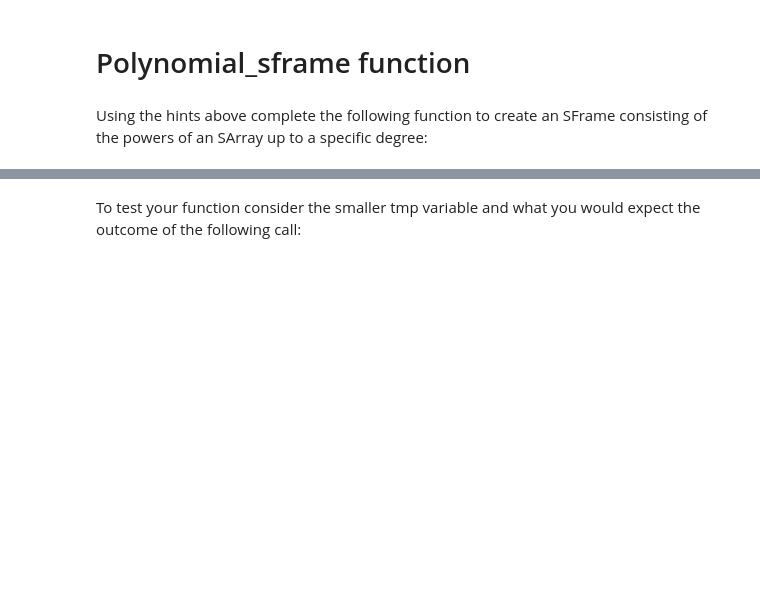
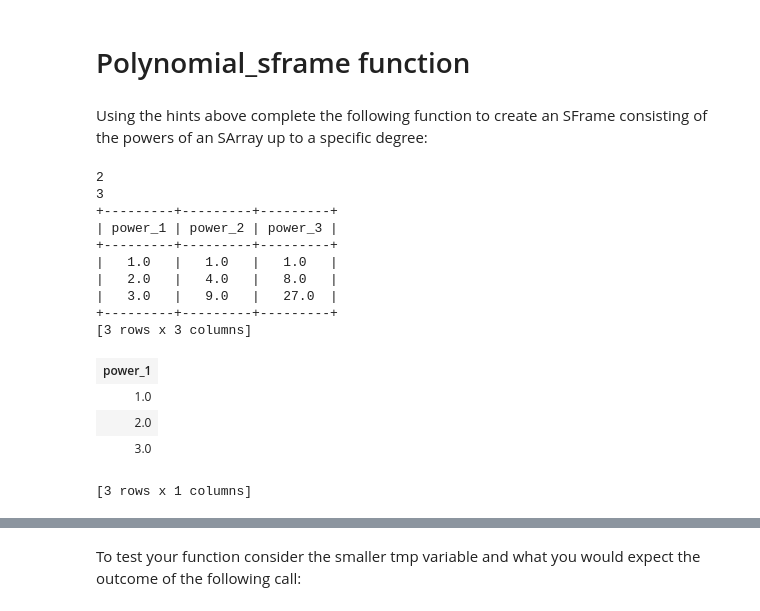
Before and after one commit to Aridian1842/Regression, a Jupyter notebook: Week3/week-3-polynomial-regression-assignment-blank.ipynb, the cells around one changed output, grey strips where cells are left out. Saved outputs shown, nothing was run; the diff lists cells and outputs as text; code cells hidden in the pictures; blank space fills up the shorter version.

```diff
--- a/Week3/week-3-polynomial-regression-assignment-blank.ipynb
+++ b/Week3/week-3-polynomial-regression-assignment-blank.ipynb
@@ -51,14 +48,34 @@ def polynomial_sframe(feature, degree):
     # initialize the SFrame:
     poly_sframe = graphlab.SFrame()
     # and set poly_sframe['power_1'] equal to the passed feature
-
+    poly_sframe['power_1'] = feature
     # first check if degree > 1
     if degree > 1:
         # then loop over the remaining degrees:
-        # range usually starts at 0 and stops at the endpoint-1. We want it to start at 2 and stop at degree
         for power in range(2, degree+1):
             # first we'll give the column a name:
             name = 'power_' + str(power)
-            # then assign poly_sframe[name] to the appropriate power of feature
+            print power
+            # assign poly_sframe[name] to be feature^power
+            poly_sframe[name] = feature.apply(lambda x: x**power)
 
     return poly_sframe
+# %%
+print polynomial_sframe(ex_sframe['power_1'], 3)
+ex_sframe
+# %% [output]
+2
+3
++---------+---------+---------+
+| power_1 | power_2 | power_3 |
++---------+---------+---------+
+|   1.0   |   1.0   |   1.0   |
+|   2.0   |   4.0   |   8.0   |
+|   3.0   |   9.0   |   27.0  |
++---------+---------+---------+
+[3 rows x 3 columns]
+| power_1 |
+| 1.0 |
+| 2.0 |
+| 3.0 |
+[3 rows x 1 columns]
```
Also changed, not shown: parts of 5 cells of this notebook, 9 other files.
